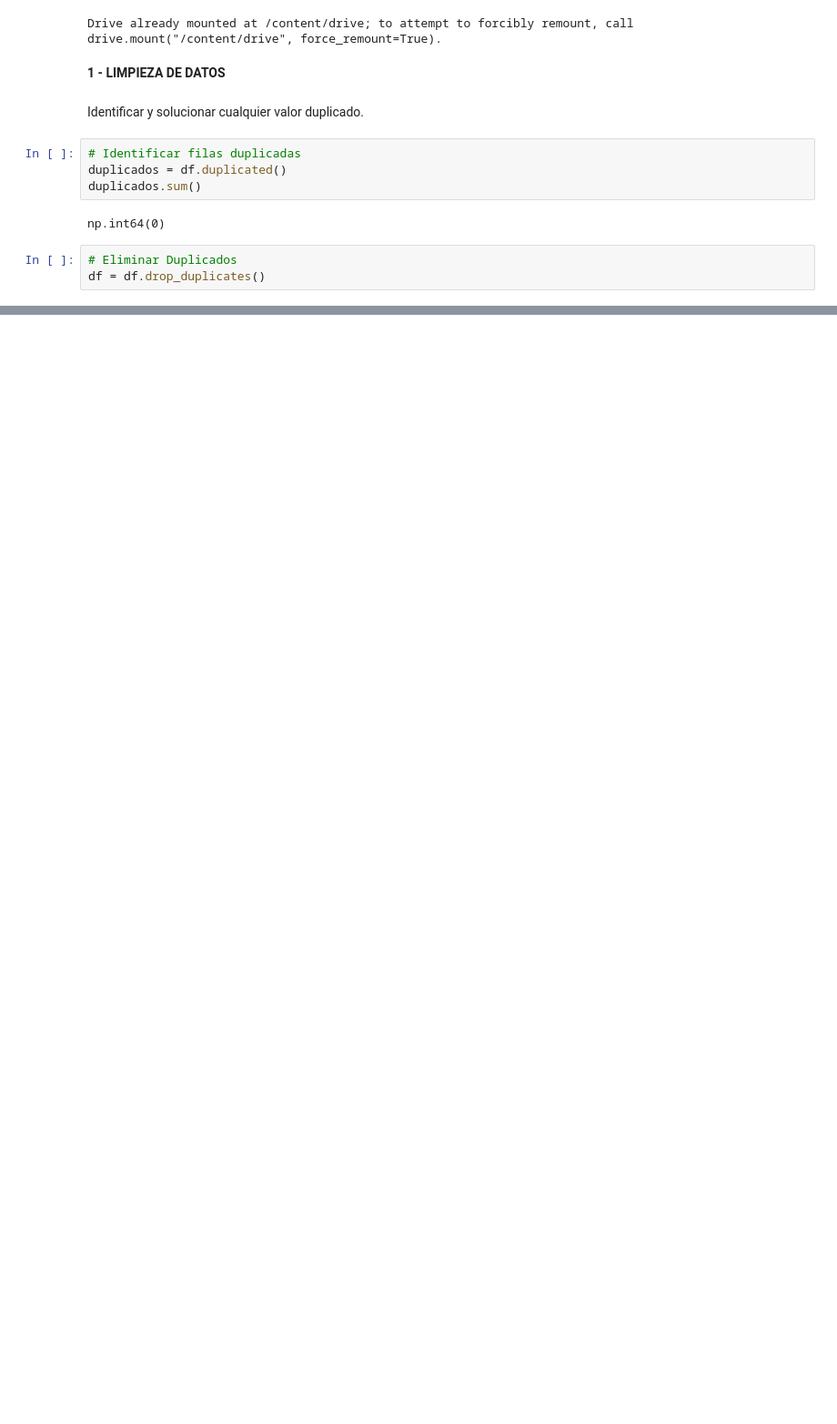
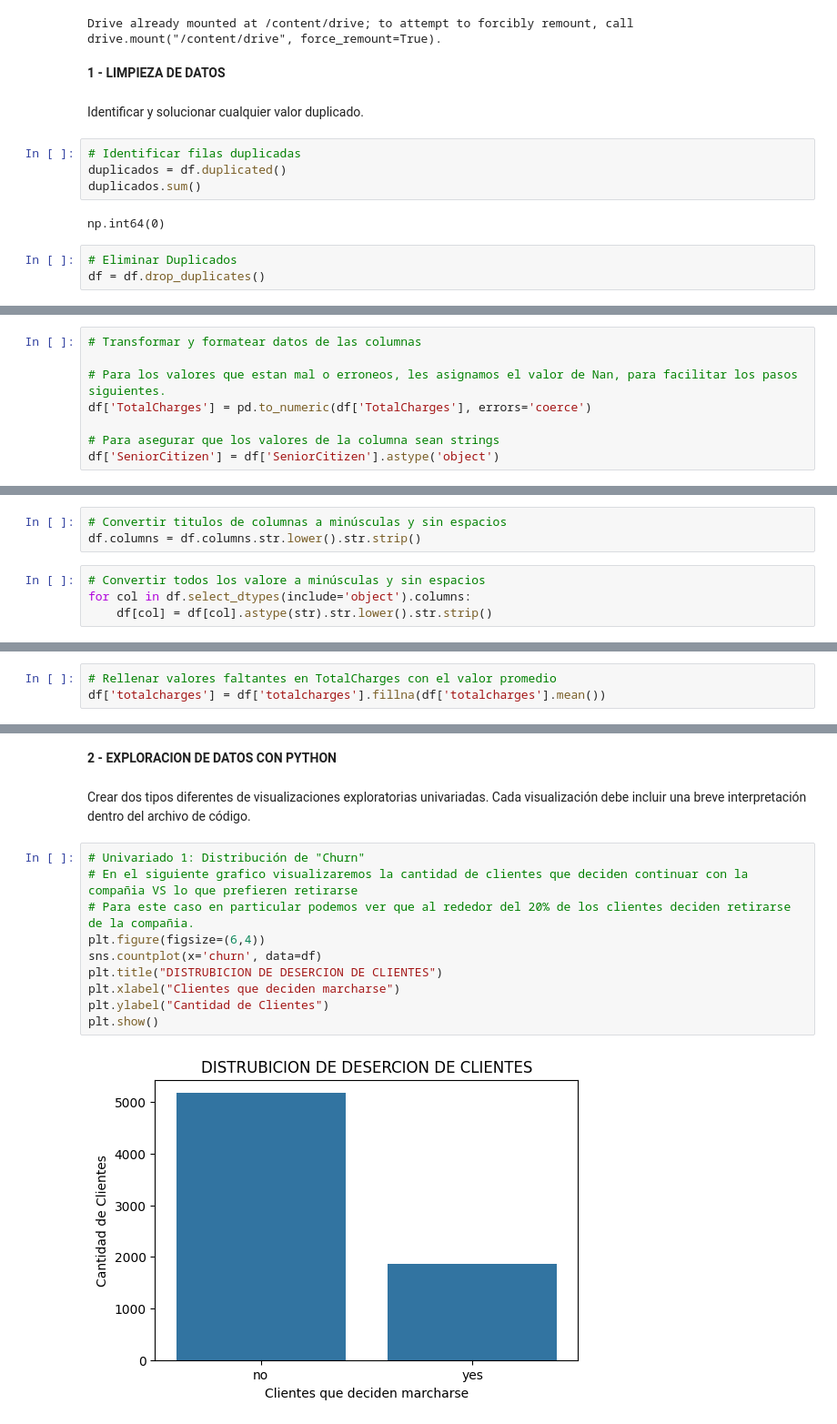
Before and after one commit to LksRubilar/Bootcamp_Skillnest-Examen_1, a Jupyter notebook: Examen_01.ipynb, the cells around one changed output, grey strips where cells are left out. Shown: that part at 91% size. Drawn from its saved outputs; the diff is of its cells as text; blank space fills up the shorter version.

```diff
--- a/Examen_01.ipynb
+++ b/Examen_01.ipynb
@@ -266,0 +77,8 @@ df[['ID_Venta', 'Descuento_Valor']].head()
+# %%
+# Transformar y formatear datos de las columnas
+
+# Para los valores que estan mal o erroneos, les asignamos el valor de Nan, para facilitar los pasos siguientes.
+df['TotalCharges'] = pd.to_numeric(df['TotalCharges'], errors='coerce')
+
+# Para asegurar que los valores de la columna sean strings
+df['SeniorCitizen'] = df['SeniorCitizen'].astype('object')
@@ -266,0 +87,7 @@ df[['ID_Venta', 'Descuento_Valor']].head()
+# %%
+# Convertir titulos de columnas a minúsculas y sin espacios
+df.columns = df.columns.str.lower().str.strip()
+# %%
+# Convertir todos los valore a minúsculas y sin espacios
+for col in df.select_dtypes(include='object').columns:
+    df[col] = df[col].astype(str).str.lower().str.strip()
@@ -266,0 +118,3 @@ df[['ID_Venta', 'Descuento_Valor']].head()
+# %%
+# Rellenar valores faltantes en TotalCharges con el valor promedio
+df['totalcharges'] = df['totalcharges'].fillna(df['totalcharges'].mean())
@@ -266,0 +136,16 @@ df[['ID_Venta', 'Descuento_Valor']].head()
+# %% [markdown]
+**2 - EXPLORACION DE DATOS CON PYTHON**
+# %% [markdown]
+Crear dos tipos diferentes de visualizaciones exploratorias univariadas. Cada visualización debe incluir una breve interpretación dentro del archivo de código.
+# %%
+# Univariado 1: Distribución de "Churn"
+# En el siguiente grafico visualizaremos la cantidad de clientes que deciden continuar con la compañia VS lo que prefieren retirarse
+# Para este caso en particular podemos ver que al rededor del 20% de los clientes deciden retirarse de la compañia.
+plt.figure(figsize=(6,4))
+sns.countplot(x='churn', data=df)
+plt.title("DISTRUBICION DE DESERCION DE CLIENTES")
+plt.xlabel("Clientes que deciden marcharse")
+plt.ylabel("Cantidad de Clientes")
+plt.show()
+# %% [output]
+[figure, added]
```
Also changed, not shown: parts of 46 cells of this notebook.
